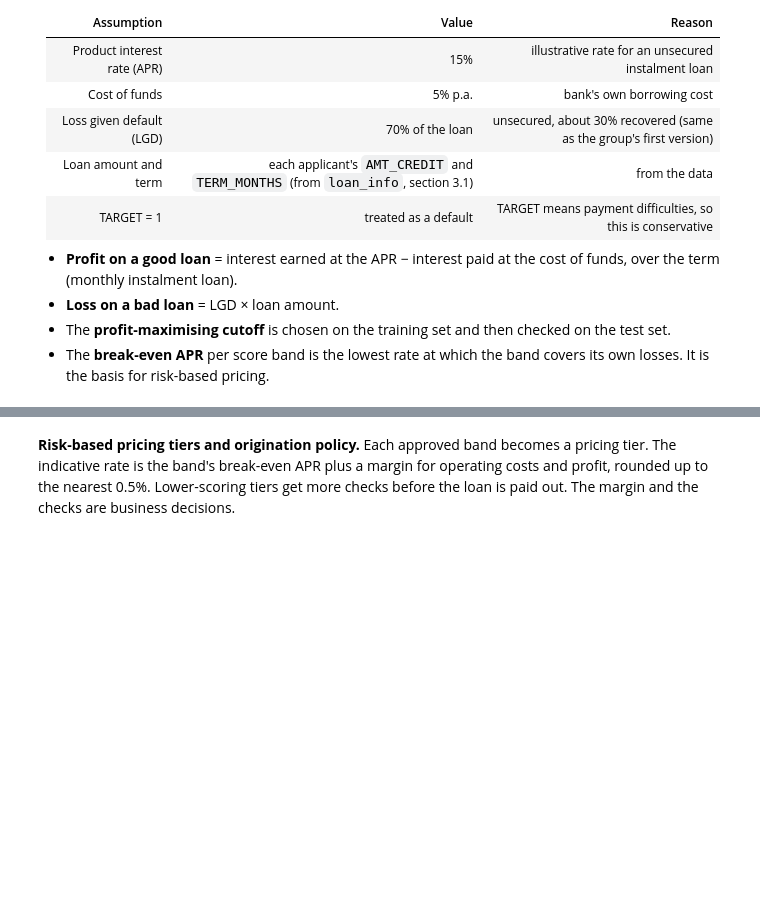
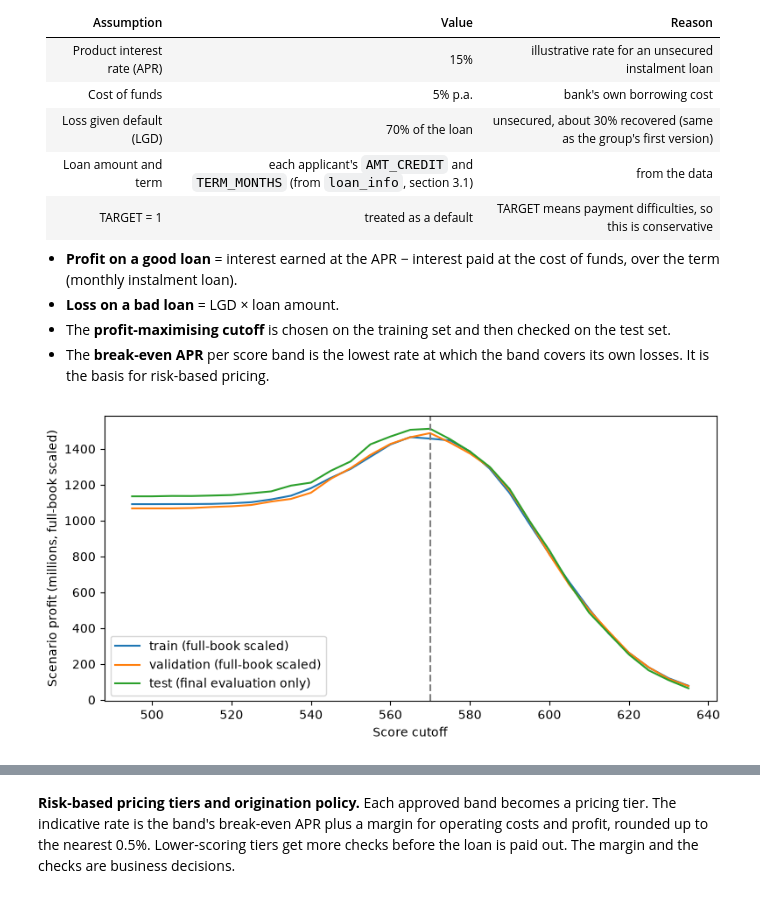
Before and after one commit to AmateurMadman/is453-group7-credit-scorecard, a Jupyter notebook: IS453_G7_Scorecard_Combined.ipynb, the cells around one changed output, grey strips where cells are left out. Cells and saved outputs as stored; diff of their text form; code cells hidden in the pictures; blank space fills up the shorter version.

```diff
--- a/IS453_G7_Scorecard_Combined.ipynb
+++ b/IS453_G7_Scorecard_Combined.ipynb
@@ -355,8 +552,3 @@ scorecard performs on applicants it has not seen.
-# %%
-model_data = df.drop(columns=['SK_ID_CURR'])
-train, test = sc.split_df(model_data, y='TARGET', ratio=.7).values()
-print('train', train.shape, f"bad rate {train['TARGET'].mean():.2%}")
-print('test ', test.shape,  f"bad rate {test['TARGET'].mean():.2%}")
 # %% [markdown]
 ## Part 4. Screening and grouping of variables
 ### 4.1 Screening: fine classing and IV (Week 10 lab)
@@ -702,12 +1303,17 @@ def cutoff_table(score, y, cutoffs):
     for cutoff in cutoffs:
         approved = score['score'] >= cutoff
         odds = 19 * 2 ** ((score.loc[approved, 'score'] - 600) / 20)
-        rows.append(dict(cutoff=cutoff, approved=int(approved.sum()), approval_rate=approved.mean(),
-                         expected_defaults=(1 / (1 + odds)).sum(), actual_defaults=int(y[approved].sum()),
+        rows.append(dict(cutoff=cutoff, approved=int(approved.sum()),
+                         approval_rate=approved.mean(),
+                         expected_defaults=float((1 / (1 + odds)).sum()),
+                         actual_defaults=int(y[approved].sum()),
                          bad_rate_approved=y[approved].mean()))
     return pd.DataFrame(rows)
 
-lowest = int(min(train_score.score.min(), test_score.score.min())) // 5 * 5      # first cutoff approves everyone
-cutoffs = list(range(lowest, int(train_score.score.quantile(.95)), 5))
+lowest = int(min(train_score.score.min(), valid_score.score.min())) // 5 * 5
+highest = int(max(train_score.score.quantile(.97), valid_score.score.quantile(.97)))
+cutoffs = list(range(lowest, highest + 6, 5))
 cutoff_train = cutoff_table(train_score, y_train, cutoffs)
-cutoff_train[cutoff_train.cutoff >= 540].round(4)        # below 540 almost everyone is approved
+cutoff_valid = cutoff_table(valid_score, y_valid, cutoffs)
+print('Validation cutoff grid (outcome-based cutoff decisions must use this, not test):')
+display(cutoff_valid[cutoff_valid.cutoff >= 540].round(4))
@@ -728,50 +1353,68 @@ cutoff_train[cutoff_train.cutoff >= 540].round(4)        # below 540 almost ever
 * The **profit-maximising cutoff** is chosen on the training set and then checked on the test set.
 * The **break-even APR** per score band is the lowest rate at which the band covers its own losses. It is the basis for risk-based pricing.
 # %%
+# UPDATED — defensible hypothetical term, validation-based cutoff, final test only for reporting.
 APR, COST_OF_FUNDS, LGD = 0.15, 0.05, 0.70
+ASSUMED_TERM_MONTHS = 24  # POLICY SCENARIO, not observed from this dataset
 
 def total_interest(principal, months, apr):
+    p = np.asarray(principal, dtype=float)
+    m = np.asarray(months, dtype=float)
+    if apr == 0:
+        return np.zeros_like(p, dtype=float)
     r = apr / 12
-    payment = principal * r / (1 - (1 + r) ** -months)
-    return payment * months - principal
+    payment = p * r / (1 - (1 + r) ** (-m))
+    return payment * m - p
 
-def profit_frame(data, score):
+def profit_frame(data, score, months=ASSUMED_TERM_MONTHS, apr=APR,
+                 funding_cost=COST_OF_FUNDS, lgd=LGD):
     info = loan_info.loc[data.index]
-    f = pd.DataFrame({'score': score['score'].values, 'TARGET': data['TARGET'].values,
-                      'loan': info['AMT_CREDIT'].values, 'term': info['TERM_MONTHS'].fillna(info['TERM_MONTHS'].median()).round().clip(lower=6).values})
-    net_interest = total_interest(f.loan, f.term, APR) - total_interest(f.loan, f.term, COST_OF_FUNDS)
-    f['profit'] = np.where(f.TARGET == 0, net_interest, -LGD * f.loan)
+    f = pd.DataFrame({'score': score['score'].values,
+                      'TARGET': data['TARGET'].values,
+                      'loan': info['AMT_CREDIT'].values,
+                      'term': float(months)}, index=data.index)
+    ni = total_interest(f.loan, f.term, apr) - total_interest(f.loan, f.term, funding_cost)
+    f['profit'] = np.where(f.TARGET == 0, ni, -lgd * f.loan)
     return f
 
 def profit_curve(f, cutoffs):
     rows = []
-    for c in cutoffs:
-        a = f[f.score >= c]
+    for cutoff in cutoffs:
+        a = f[f.score >= cutoff]
         goods, bads = a[a.TARGET == 0], a[a.TARGET == 1]
-        rows.append(dict(cutoff=c, approved=len(a), approval_rate=len(a) / len(f), defaults=len(bads),
+        rows.append(dict(cutoff=cutoff, approved=len(a),
+                         approval_rate=len(a) / len(f), defaults=len(bads),
                          bad_rate=len(bads) / max(len(a), 1),
-                         revenue_m=goods.profit.sum() / 1e6,          # net interest earned on good loans
-                         losses_m=-bads.profit.sum() / 1e6,           # LGD x loan on bad loans
+                         revenue_m=goods.profit.sum() / 1e6,
+                         losses_m=-bads.profit.sum() / 1e6,
                          profit_m=a.profit.sum() / 1e6))
     return pd.DataFrame(rows)
 
-pf_train, pf_test = profit_frame(train, train_score), profit_frame(test, test_score)
+pf_train = profit_frame(train, train_score)
+pf_valid = profit_frame(valid, valid_score)
 curve_train = profit_curve(pf_train, cutoffs)
-best_cutoff = int(curve_train.loc[curve_train.profit_m.idxmax(), 'cutoff'])
+curve_valid = profit_curve(pf_valid, cutoffs)
+best_cutoff = int(curve_valid.loc[curve_valid.profit_m.idxmax(), 'cutoff'])
+
+# Test is used ONCE after selection for independent reporting.
+pf_test = profit_frame(test, test_score)
 curve_test = profit_curve(pf_test, cutoffs)
 
 fig, ax = plt.subplots(figsize=(8, 4))
-ax.plot(curve_train.cutoff, curve_train.profit_m / 0.7, label='train (scaled to full book)')
-ax.plot(curve_test.cutoff, curve_test.profit_m / 0.3, label='test (scaled to full book)')
-ax.axvline(best_cutoff, ls='--', c='grey'); ax.set_xlabel('cutoff score'); ax.set_ylabel('profit (millions)')
+ax.plot(curve_train.cutoff, curve_train.profit_m * len(df) / len(train), label='train (full-book scaled)')
+ax.plot(curve_valid.cutoff, curve_valid.profit_m * len(df) / len(valid), label='validation (full-book scaled)')
+ax.plot(curve_test.cutoff, curve_test.profit_m * len(df) / len(test), label='test (final evaluation only)')
+ax.axvline(best_cutoff, ls='--', c='grey')
+ax.set_xlabel('Score cutoff'); ax.set_ylabel('Scenario profit (millions, full-book scaled)')
 ax.legend(); plt.tight_layout(); plt.savefig('g7_profit_curve.png', dpi=150); plt.show()
 
-print(f'profit-maximising cutoff (train): {best_cutoff}')
-
-# profit at every cutoff on the test set (amounts in millions of the data's currency)
-profit_table = curve_test[((curve_test.cutoff % 10 == 0) & (curve_test.cutoff >= 540)) | (curve_test.cutoff == best_cutoff)]
+print('Validation-selected profit-maximising cutoff:', best_cutoff)
+profit_table = curve_test[((curve_test.cutoff % 10 == 0) & (curve_test.cutoff >= 540)) |
+                          (curve_test.cutoff == best_cutoff)]
 display(profit_table.round(4))
-
 summary_cut = pd.concat([curve_test.iloc[[0]].assign(policy='approve everyone'),
-                         curve_test[curve_test.cutoff == best_cutoff].assign(policy=f'cutoff {best_cutoff}')])
-summary_cut.set_index('policy').round(4)
+                         curve_test[curve_test.cutoff == best_cutoff].assign(
+                             policy=f'cutoff {best_cutoff}')])
+display(summary_cut.set_index('policy').round(4))
+# %% [output]
+[figure, added]
```
Also changed, not shown: parts of 55 cells of this notebook.
